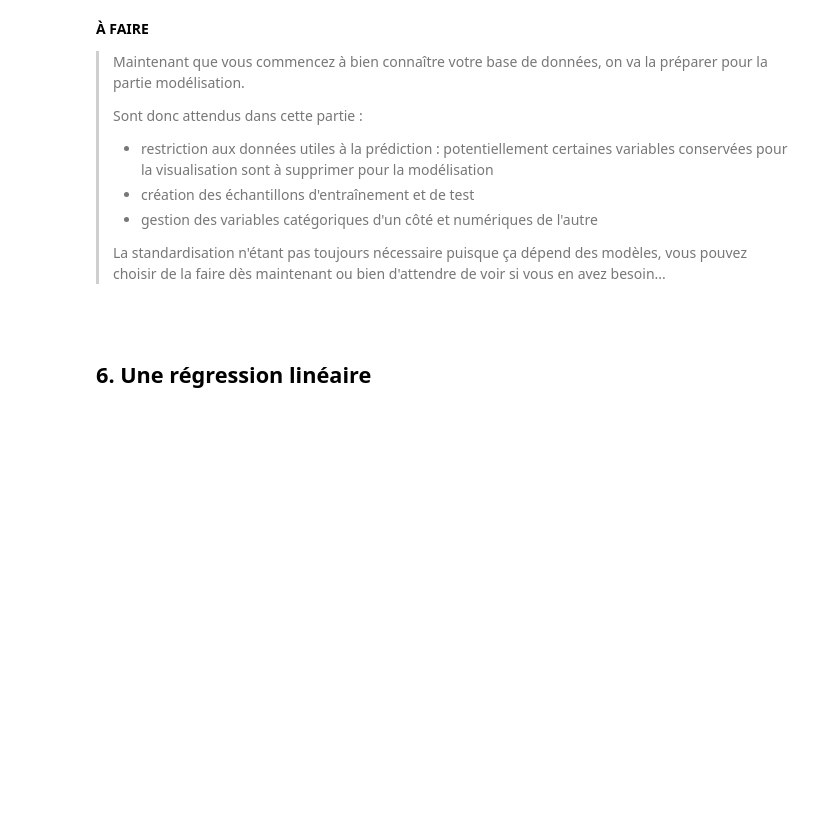
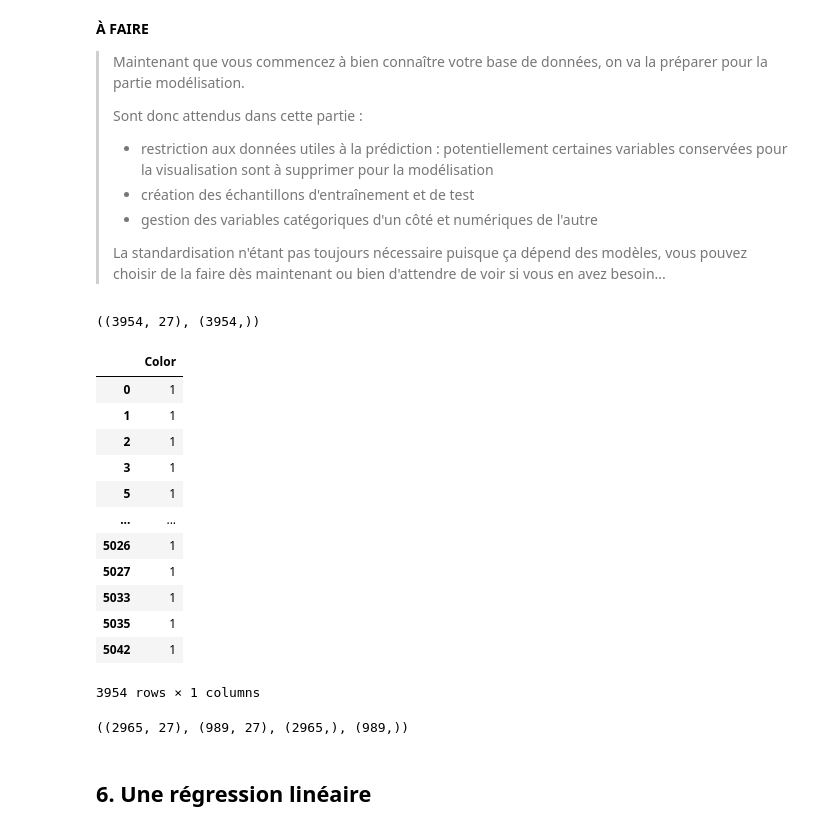
Before and after one commit to adjanorpro18/IA-Modelisation, a Jupyter notebook: Projets/Projet P4 - Révisions ML du preprocessing au template/Projet P6 - revisions ML.ipynb, the cells around one changed output. Saved outputs shown, nothing was run; the diff lists cells and outputs as text; code cells hidden in the pictures; blank space fills up the shorter version.

```diff
--- a/Projets/Projet P4 - Révisions ML du preprocessing au template/Projet P6 - revisions ML.ipynb
+++ b/Projets/Projet P4 - Révisions ML du preprocessing au template/Projet P6 - revisions ML.ipynb
@@ -129,8 +259,39 @@ Sont donc attendus dans cette partie :
 >- gestion des variables catégoriques d'un côté et numériques de l'autre
 >
 >La standardisation n'étant pas toujours nécessaire puisque ça dépend des modèles, vous pouvez choisir de la faire dès maintenant ou bien d'attendre de voir si vous en avez besoin...
-# %% [markdown]
-<a id='reglin'></a>
+# %%
+#definition des variables de manières gloables avec la matrice X qui comprend l'ensemble des variables indépendantes et le vecteur y qui prend que la variable imdb_score
+X= df.drop('imdb_score', axis = 1)
+y = df['imdb_score']
+
+X.shape, y.shape
+# %% [output]
+((3954, 27), (3954,))
+# %%
+#transformer la variable color en numerique dichotomique
+
+dummies = pd.get_dummies(df['color'], drop_first=True)
+dummies
+# %% [output]
+|  | Color |
+| 0 | 1 |
+| 1 | 1 |
+| 2 | 1 |
+| 3 | 1 |
+| 5 | 1 |
+| ... | ... |
+| 5026 | 1 |
+| 5027 | 1 |
+| 5033 | 1 |
+| 5035 | 1 |
+| 5042 | 1 |
+3954 rows × 1 columns
+# %%
+from sklearn.model_selection import train_test_split
+X_train, X_test, y_train, y_test = train_test_split(X, y, test_size=0.25)
+X_train.shape, X_test.shape, y_train.shape, y_test.shape
+# %% [output]
+((2965, 27), (989, 27), (2965,), (989,))
 # %% [markdown]
 ## **6. Une régression linéaire**
 # %% [markdown]
```
Also changed, not shown: parts of 19 cells of this notebook, 7 other files.
